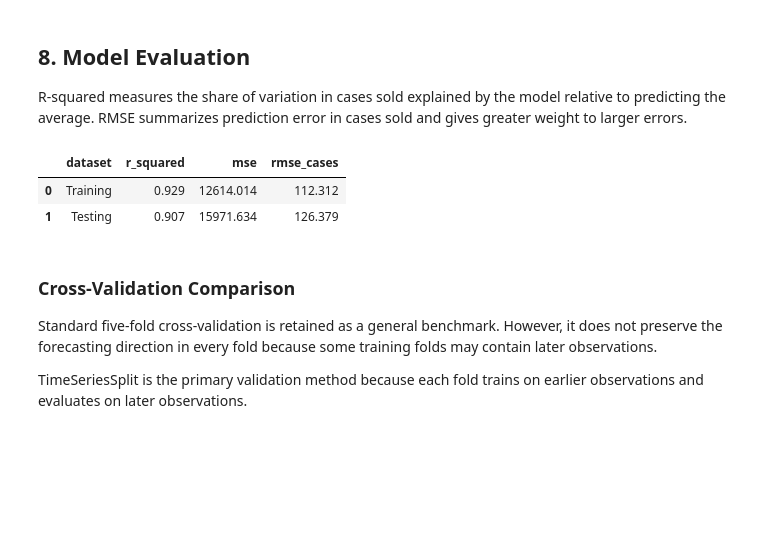
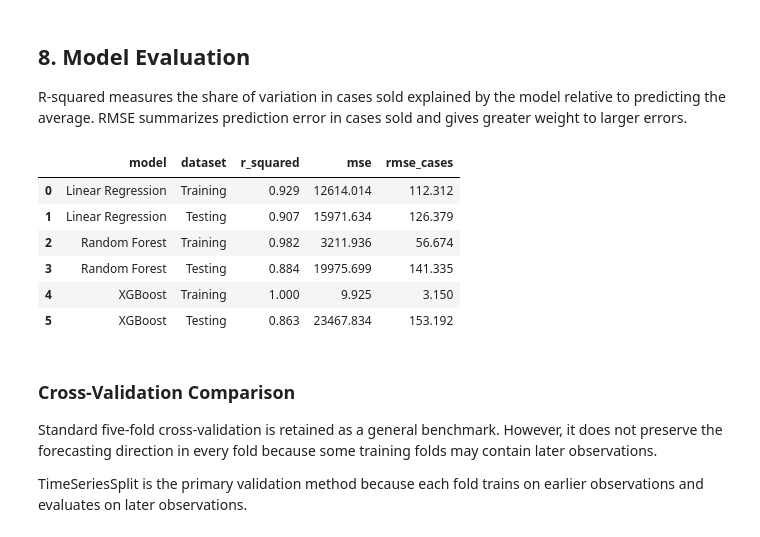
Before and after one commit to BijayGautam123/Pricing-Demand-Forecasting, a Jupyter notebook: notebooks/pricing_model_analysis.ipynb, the cells around one changed output. Saved outputs shown, nothing was run; the diff lists cells and outputs as text; code cells hidden in the pictures; blank space fills up the shorter version.

Commit message:
updated random forest and xgboost models/metrics

```diff
--- a/notebooks/pricing_model_analysis.ipynb
+++ b/notebooks/pricing_model_analysis.ipynb
@@ -218,0 +259,13 @@ Model intercept: 2,336.872
+# %%
+xgboost_model = xgb.XGBRegressor(random_state=42)
+xgboost_model.fit(X_train, y_train)
+
+xgb_train_predictions = xgboost_model.predict(X_train)
+xgb_test_predictions = xgboost_model.predict(X_test)
+
+xgboost_importance = pd.DataFrame({
+    "feature": feature_columns,
+    "feature_importance": xgboost_model.feature_importances_,
+}).sort_values("feature_importance", ascending=False)
+
+xgboost_importance
@@ -222,26 +288,57 @@ Model intercept: 2,336.872
 R-squared measures the share of variation in cases sold explained by the model relative to predicting the average. RMSE summarizes prediction error in cases sold and gives greater weight to larger errors.
 # %%
 evaluation = pd.DataFrame({
-    "dataset": ["Training", "Testing"],
+    "model": [
+        "Linear Regression",
+        "Linear Regression",
+        "Random Forest",
+        "Random Forest",
+        "XGBoost",
+        "XGBoost",
+    ],
+    "dataset": [
+        "Training",
+        "Testing",
+        "Training",
+        "Testing",
+        "Training",
+        "Testing",
+    ],
     "r_squared": [
         r2_score(y_train, train_predictions),
         r2_score(y_test, test_predictions),
+        r2_score(y_train, rf_train_predictions),
+        r2_score(y_test, rf_test_predictions),
+        r2_score(y_train, xgb_train_predictions),
+        r2_score(y_test, xgb_test_predictions),
     ],
     "mse": [
         mean_squared_error(y_train, train_predictions),
         mean_squared_error(y_test, test_predictions),
+        mean_squared_error(y_train, rf_train_predictions),
+        mean_squared_error(y_test, rf_test_predictions),
+        mean_squared_error(y_train, xgb_train_predictions),
+        mean_squared_error(y_test, xgb_test_predictions),
     ],
     "rmse_cases": [
         root_mean_squared_error(y_train, train_predictions),
         root_mean_squared_error(y_test, test_predictions),
+        root_mean_squared_error(y_train, rf_train_predictions),
+        root_mean_squared_error(y_test, rf_test_predictions),
+        root_mean_squared_error(y_train, xgb_train_predictions),
+        root_mean_squared_error(y_test, xgb_test_predictions),
     ],
 })
 
 evaluation.round(3)
 # %% [output]
-|  | dataset | r_squared | mse | rmse_cases |
-| 0 | Training | 0.929 | 12614.014 | 112.312 |
-| 1 | Testing | 0.907 | 15971.634 | 126.379 |
+|  | model | dataset | r_squared | mse | rmse_cases |
+| 0 | Linear Regression | Training | 0.929 | 12614.014 | 112.312 |
+| 1 | Linear Regression | Testing | 0.907 | 15971.634 | 126.379 |
+| 2 | Random Forest | Training | 0.982 | 3211.936 | 56.674 |
+| 3 | Random Forest | Testing | 0.884 | 19975.699 | 141.335 |
+| 4 | XGBoost | Training | 1.000 | 9.925 | 3.150 |
+| 5 | XGBoost | Testing | 0.863 | 23467.834 | 153.192 |
 # %% [markdown]
 ### Cross-Validation Comparison
 
```
Also changed, not shown: parts of 13 cells of this notebook, 2 other files.
